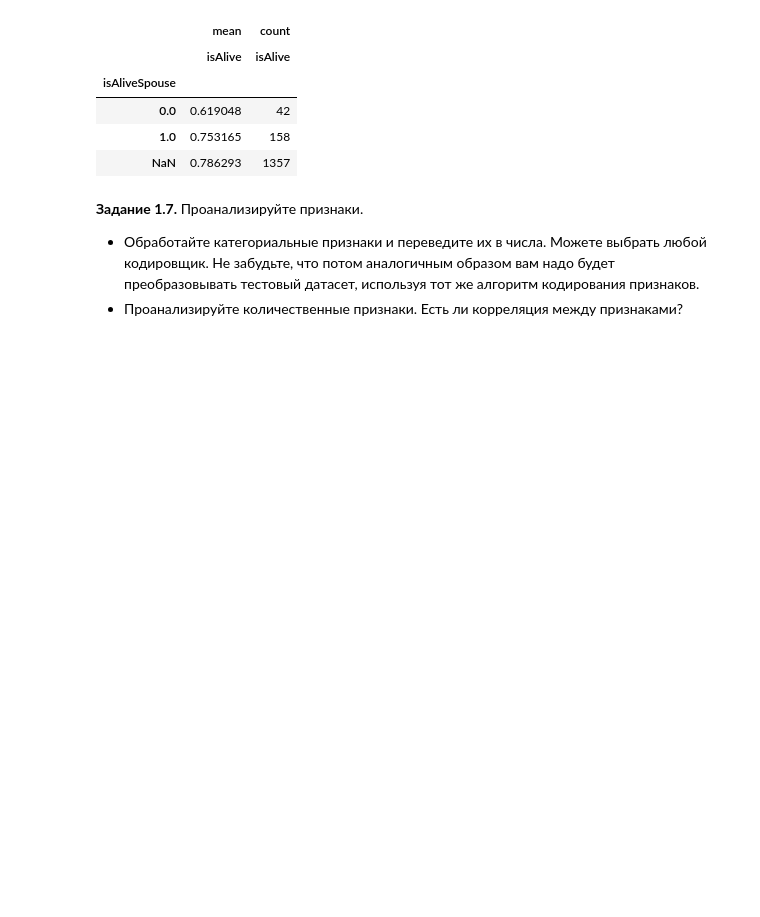
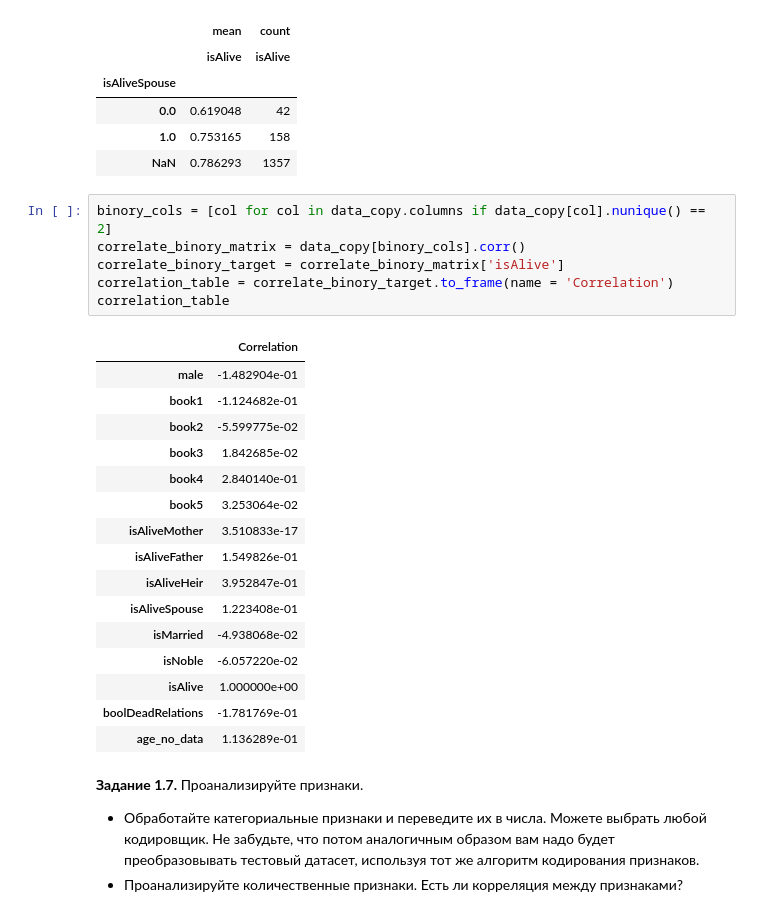
Before and after one commit to VaSiluck/Game_of_thrones_death_analysis, a Jupyter notebook: week_01_ml_intro/Homework/hw_1_game_of_thrones.ipynb, the cells around one changed output. Drawn from its saved outputs; the diff is of its cells as text; blank space fills up the shorter version.

```diff
--- a/week_01_ml_intro/Homework/hw_1_game_of_thrones.ipynb
+++ b/week_01_ml_intro/Homework/hw_1_game_of_thrones.ipynb
@@ -511,6 +513,29 @@ pd.pivot_table(data = data, values = 'isAlive', index = 'isAliveSpouse', aggfunc
 | 0.0 | 0.619048 | 42 |
 | 1.0 | 0.753165 | 158 |
 | NaN | 0.786293 | 1357 |
+# %%
+binory_cols = [col for col in data_copy.columns if data_copy[col].nunique() == 2]
+correlate_binory_matrix = data_copy[binory_cols].corr()
+correlate_binory_target = correlate_binory_matrix['isAlive']
+correlation_table = correlate_binory_target.to_frame(name = 'Correlation')
+correlation_table
+# %% [output]
+|  | Correlation |
+| male | -1.482904e-01 |
+| book1 | -1.124682e-01 |
+| book2 | -5.599775e-02 |
+| book3 | 1.842685e-02 |
+| book4 | 2.840140e-01 |
+| book5 | 3.253064e-02 |
+| isAliveMother | 3.510833e-17 |
+| isAliveFather | 1.549826e-01 |
+| isAliveHeir | 3.952847e-01 |
+| isAliveSpouse | 1.223408e-01 |
+| isMarried | -4.938068e-02 |
+| isNoble | -6.057220e-02 |
+| isAlive | 1.000000e+00 |
+| boolDeadRelations | -1.781769e-01 |
+| age_no_data | 1.136289e-01 |
 # %% [markdown]
 **Задание 1.7.** Проанализируйте признаки.
   * Обработайте категориальные признаки и переведите их в числа. Можете выбрать любой кодировщик. Не забудьте, что потом аналогичным образом вам надо будет преобразовывать тестовый датасет, используя тот же алгоритм кодирования признаков.
```
Also changed, not shown: parts of 2 cells of this notebook.
